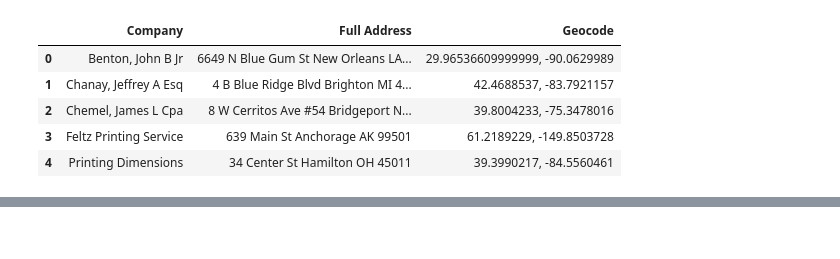
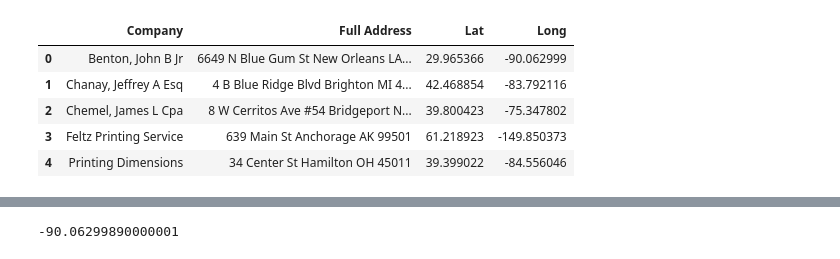
Before and after one commit to Vajrasamaya/Folium-Project, a Jupyter notebook: Notebooks/Folium_Continued.ipynb, the cells around one changed output, grey strips where cells are left out. Cells and saved outputs as stored; diff of their text form; code cells hidden in the pictures.

```diff
--- a/Notebooks/Folium_Continued.ipynb
+++ b/Notebooks/Folium_Continued.ipynb
@@ -3,15 +3,15 @@ import folium
 import pandas as pd
 import numpy as np
 # %%
-df = pd.read_csv("../Data/Company_Addresses.csv")
-df.head()
+companies = pd.read_csv("../Data/Company_Addresses.csv")
+companies.head()
 # %% [output]
-|  | Company | Full Address | Geocode |
-| 0 | Benton, John B Jr | 6649 N Blue Gum St New Orleans LA... | 29.96536609999999, -90.0629989 |
-| 1 | Chanay, Jeffrey A Esq | 4 B Blue Ridge Blvd Brighton MI 4... | 42.4688537, -83.7921157 |
-| 2 | Chemel, James L Cpa | 8 W Cerritos Ave #54 Bridgeport N... | 39.8004233, -75.3478016 |
-| 3 | Feltz Printing Service | 639 Main St Anchorage AK 99501 | 61.2189229, -149.8503728 |
-| 4 | Printing Dimensions | 34 Center St Hamilton OH 45011 | 39.3990217, -84.5560461 |
+|  | Company | Full Address | Lat | Long |
+| 0 | Benton, John B Jr | 6649 N Blue Gum St New Orleans LA... | 29.965366 | -90.062999 |
+| 1 | Chanay, Jeffrey A Esq | 4 B Blue Ridge Blvd Brighton MI 4... | 42.468854 | -83.792116 |
+| 2 | Chemel, James L Cpa | 8 W Cerritos Ave #54 Bridgeport N... | 39.800423 | -75.347802 |
+| 3 | Feltz Printing Service | 639 Main St Anchorage AK 99501 | 61.218923 | -149.850373 |
+| 4 | Printing Dimensions | 34 Center St Hamilton OH 45011 | 39.399022 | -84.556046 |
 # %%
 #Coordinates for Base map of US
 USA =  [37.090240, -95.712891]
@@ -19,3 +19,7 @@ Map = folium.Map(USA, zoom_start= 4, tiles = "Stamen Toner")
 Map
 # %% [output]
 [interactive output not drawn]
+# %%
+companies.iloc[0]["Long"]
+# %% [output]
+-90.06299890000001
```
Also changed, not shown: parts of 2 cells of this notebook.
